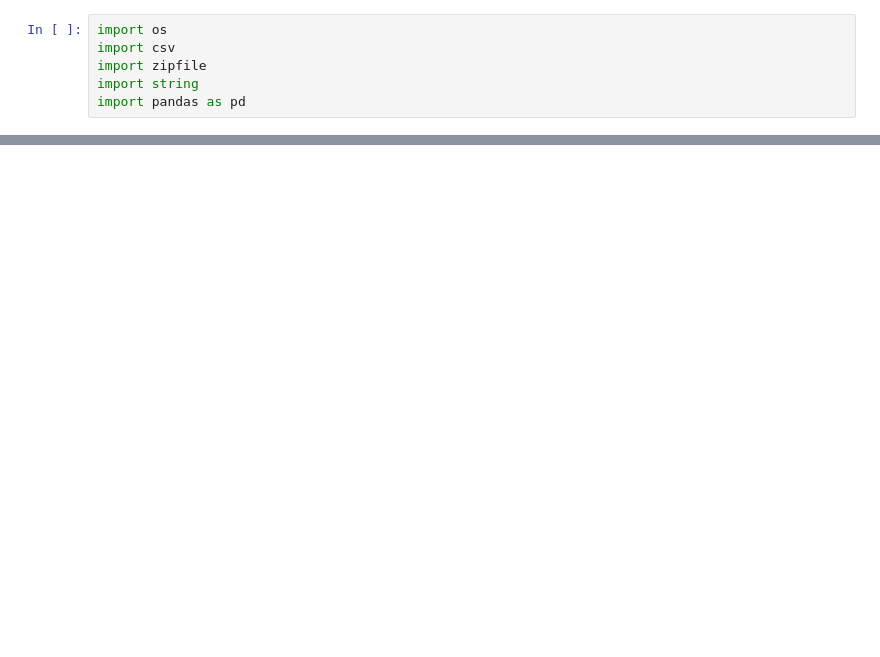
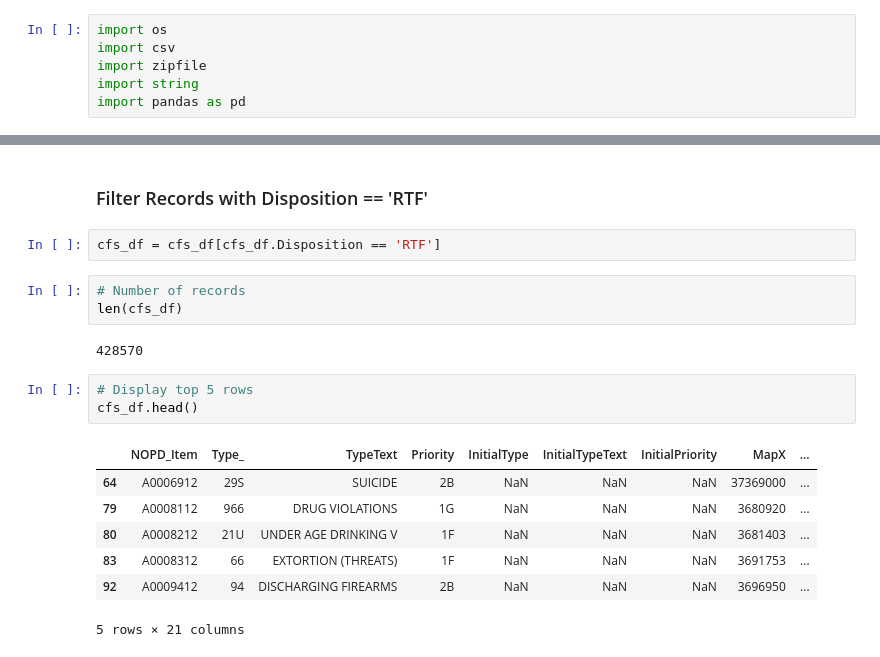
Before and after one commit to nikhilba/NOLA, a Jupyter notebook: Analysis/Calls_for_Service.ipynb, the cells around one changed output, grey strips where cells are left out. Cells and saved outputs as stored; diff of their text form; blank space fills up the shorter version.

```diff
--- a/Analysis/Calls_for_Service.ipynb
+++ b/Analysis/Calls_for_Service.ipynb
@@ -17,0 +71,20 @@ dataframe = pd.concat(dfs, ignore_index=True)
+# %% [markdown]
+### Filter Records with Disposition == 'RTF'
+# %%
+cfs_df = cfs_df[cfs_df.Disposition == 'RTF']
+# %%
+# Number of records
+len(cfs_df)
+# %% [output]
+428570
+# %%
+# Display top 5 rows
+cfs_df.head()
+# %% [output]
+|  | NOPD_Item | Type_ | TypeText | Priority | InitialType | InitialTypeText | InitialPriority | MapX | ... |
+| 64 | A0006912 | 29S | SUICIDE | 2B | NaN | NaN | NaN | 37369000 | ... |
+| 79 | A0008112 | 966 | DRUG VIOLATIONS | 1G | NaN | NaN | NaN | 3680920 | ... |
+| 80 | A0008212 | 21U | UNDER AGE DRINKING V | 1F | NaN | NaN | NaN | 3681403 | ... |
+| 83 | A0008312 | 66 | EXTORTION (THREATS) | 1F | NaN | NaN | NaN | 3691753 | ... |
+| 92 | A0009412 | 94 | DISCHARGING FIREARMS | 2B | NaN | NaN | NaN | 3696950 | ... |
+5 rows × 21 columns
```
Also changed, not shown: parts of 26 cells of this notebook.
